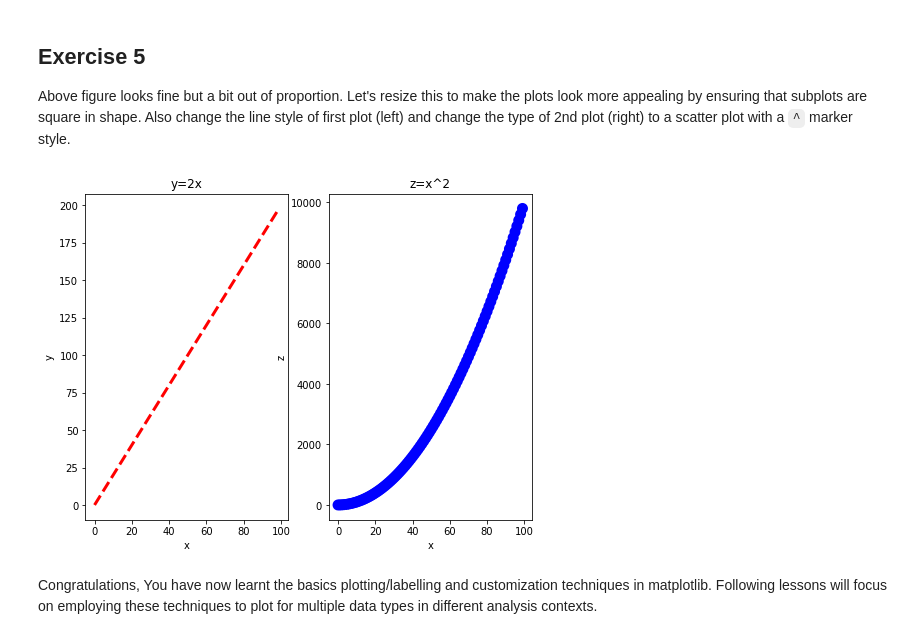
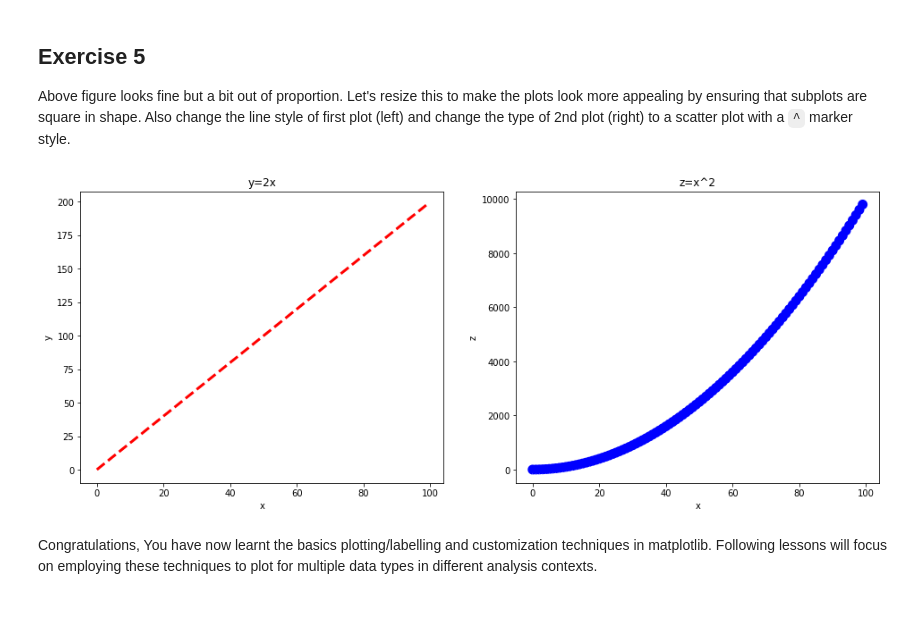
Before and after one commit to huntersapienza/dsc-1-03-13-customizing-visualizations-with-matplotlib-lab-online-ds-sp-000, a Jupyter notebook: index.ipynb, the cells around one changed output. Cells and saved outputs as stored; diff of their text form; code cells hidden in the pictures; blank space fills up the shorter version.

```diff
--- a/index.ipynb
+++ b/index.ipynb
@@ -159,20 +159,20 @@ plt.show()
 
 Above figure looks fine but a bit out of proportion. Let's resize this to make the plots look more appealing by ensuring that subplots are square in shape. Also change the line style of first plot (left) and change the type of 2nd plot (right) to a scatter plot with a `^` marker style.
 # %%
-fig = plt.figure(figsize=(8,6))
+fig = plt.figure(figsize=(16,6))
 ax1=fig.add_subplot(121)
 ax2=fig.add_subplot(122)
 ax1.plot(x,y,color='red',linestyle='--',lw=3)
 ax2.scatter(x,z,color='blue',linestyle='-.',lw=5)
 ax2.set_xlabel('x')
 ax2.set_ylabel('z')
 ax1.set_xlabel('x')
 ax1.set_ylabel('y')
 ax2.set_title('z=x^2')
 ax1.set_title('y=2x')
 plt.show()
 # %% [output]
-[figure, old version]
+[figure, new version]
 # %% [markdown]
 Congratulations, You have now learnt the basics plotting/labelling and customization techniques in matplotlib. Following lessons will focus on employing these techniques to plot for multiple data types in different analysis contexts.
 # %% [markdown]
```
